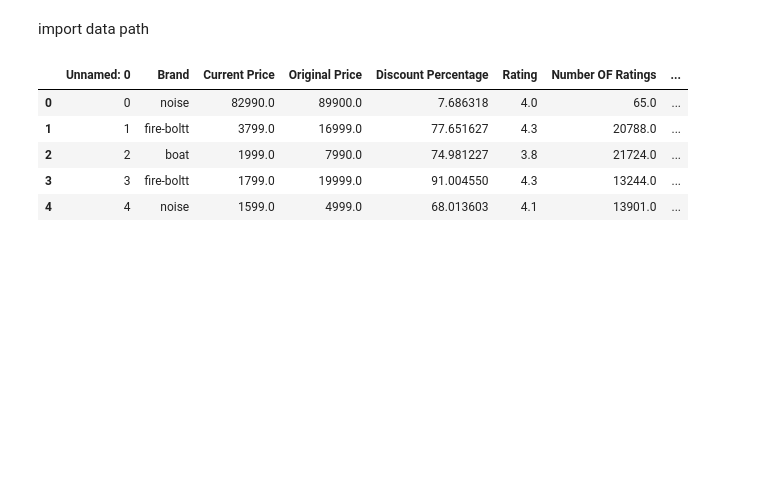
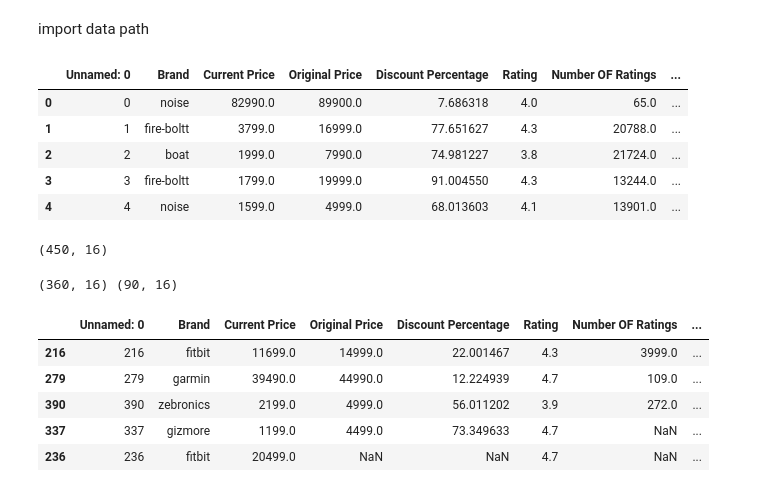
Before and after one commit to KulaniShobashi/watch_predication_collob, a Jupyter notebook: Watch_Prediction.ipynb, the cells around one changed output. Cells and saved outputs as stored; diff of their text form; code cells hidden in the pictures; blank space fills up the shorter version.

```diff
--- a/Watch_Prediction.ipynb
+++ b/Watch_Prediction.ipynb
@@ -8,6 +8,8 @@ data_path ="/content/watch_predication_collob/smartwatches.csv"
 import data path
 # %%
 df = pd.read_csv(data_path) # first value of dataset
+# %%
+df.drop_duplicates(inplace= True)
 # %%
 df.head()
 # %% [output]
@@ -19,0 +24,6 @@ df.head()
+# %%
+df.shape # rows, col
+# %% [output]
+(450, 16)
+# %%
+train_df = df.sample(frac= 0.8, random_state= 42)
@@ -19,0 +32,13 @@ df.head()
+# %%
+print(train_df.shape, test_df.shape)
+# %% [output]
+(360, 16) (90, 16)
+# %%
+train_df.tail()
+# %% [output]
+|  | Unnamed: 0 | Brand | Current Price | Original Price | Discount Percentage | Rating | Number OF Ratings | ... |
+| 216 | 216 | fitbit | 11699.0 | 14999.0 | 22.001467 | 4.3 | 3999.0 | ... |
+| 279 | 279 | garmin | 39490.0 | 44990.0 | 12.224939 | 4.7 | 109.0 | ... |
+| 390 | 390 | zebronics | 2199.0 | 4999.0 | 56.011202 | 3.9 | 272.0 | ... |
+| 337 | 337 | gizmore | 1199.0 | 4499.0 | 73.349633 | 4.7 | NaN | ... |
+| 236 | 236 | fitbit | 20499.0 | NaN | NaN | 4.7 | NaN | ... |
```
Also changed, not shown: parts of 3 cells of this notebook.
